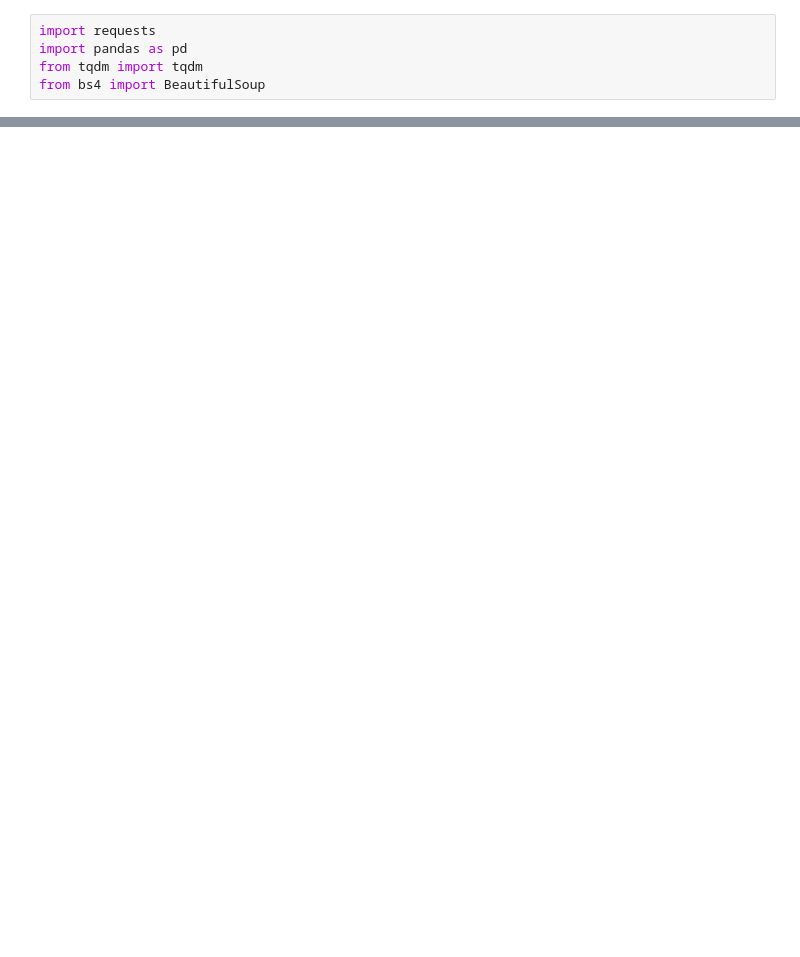
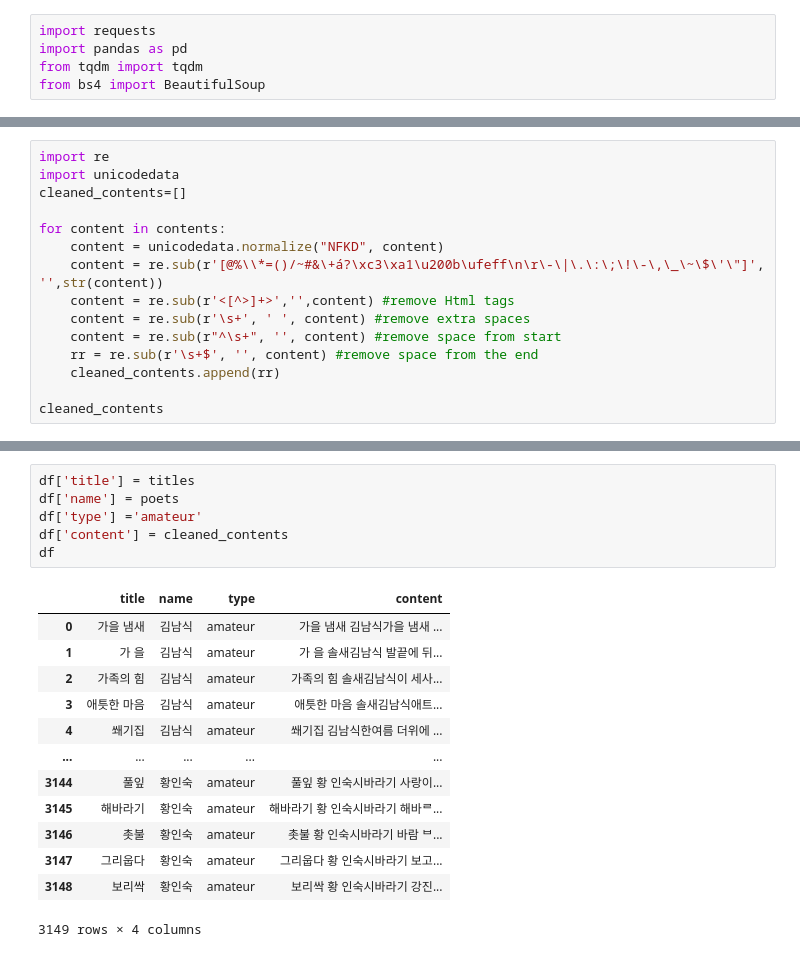
Before and after one commit to davetpj/archive, a Jupyter notebook: nlp/cr/poem_crw.ipynb, the cells around one changed output, grey strips where cells are left out. Saved outputs shown, nothing was run; the diff lists cells and outputs as text; blank space fills up the shorter version.

```diff
--- a/nlp/cr/poem_crw.ipynb
+++ b/nlp/cr/poem_crw.ipynb
@@ -174,0 +168,15 @@ df.tail()
+# %%
+import re
+import unicodedata
+cleaned_contents=[]
+
+for content in contents:
+    content = unicodedata.normalize("NFKD", content)
+    content = re.sub(r'[@%\\*=()/~#&\+á?\xc3\xa1\u200b\ufeff\n\r\-\|\.\:\;\!\-\,\_\~\$\'\"]', '',str(content))
+    content = re.sub(r'<[^>]+>','',content) #remove Html tags
+    content = re.sub(r'\s+', ' ', content) #remove extra spaces
+    content = re.sub(r"^\s+", '', content) #remove space from start
+    rr = re.sub(r'\s+$', '', content) #remove space from the end
+    cleaned_contents.append(rr)
+
+cleaned_contents
@@ -174,0 +201,20 @@ df.tail()
+# %%
+df['title'] = titles
+df['name'] = poets
+df['type'] ='amateur'
+df['content'] = cleaned_contents
+df
+# %% [output]
+|  | title | name | type | content |
+| 0 | 가을 냄새 | 김남식 | amateur | 가을 냄새 김남식가을 냄새 ... |
+| 1 | 가 을 | 김남식 | amateur | 가 을 솔새김남식 발끝에 뒤... |
+| 2 | 가족의 힘 | 김남식 | amateur | 가족의 힘 솔새김남식이 세사... |
+| 3 | 애틋한 마음 | 김남식 | amateur | 애틋한 마음 솔새김남식애트... |
+| 4 | 쐐기집 | 김남식 | amateur | 쐐기집 김남식한여름 더위에 ... |
+| ... | ... | ... | ... | ... |
+| 3144 | 풀잎 | 황인숙 | amateur | 풀잎 황 인숙시바라기 사랑이... |
+| 3145 | 해바라기 | 황인숙 | amateur | 해바라기 황 인숙시바라기 해바ᄅ... |
+| 3146 | 촛불 | 황인숙 | amateur | 촛불 황 인숙시바라기 바람 ᄇ... |
+| 3147 | 그리웁다 | 황인숙 | amateur | 그리웁다 황 인숙시바라기 보고... |
+| 3148 | 보리싹 | 황인숙 | amateur | 보리싹 황 인숙시바라기 강진... |
+3149 rows × 4 columns
```
Also changed, not shown: parts of 13 cells of this notebook.
